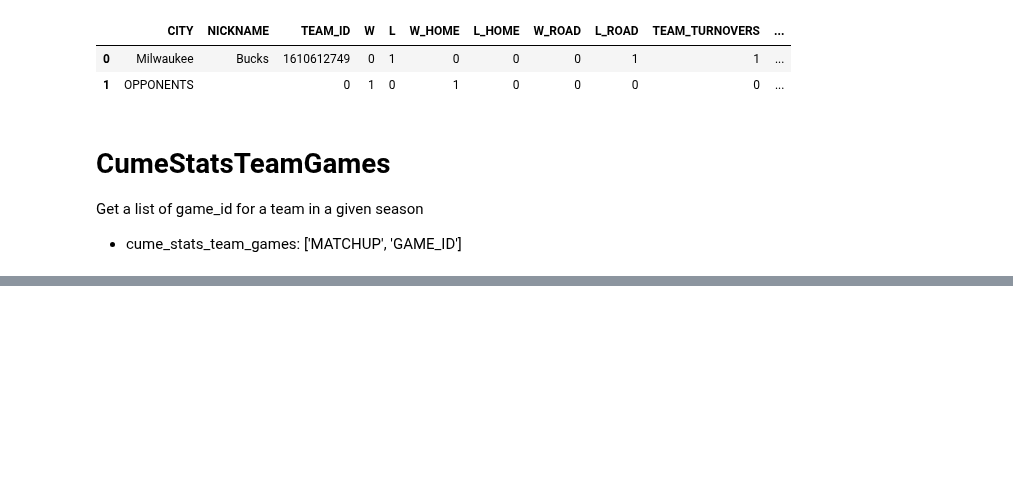
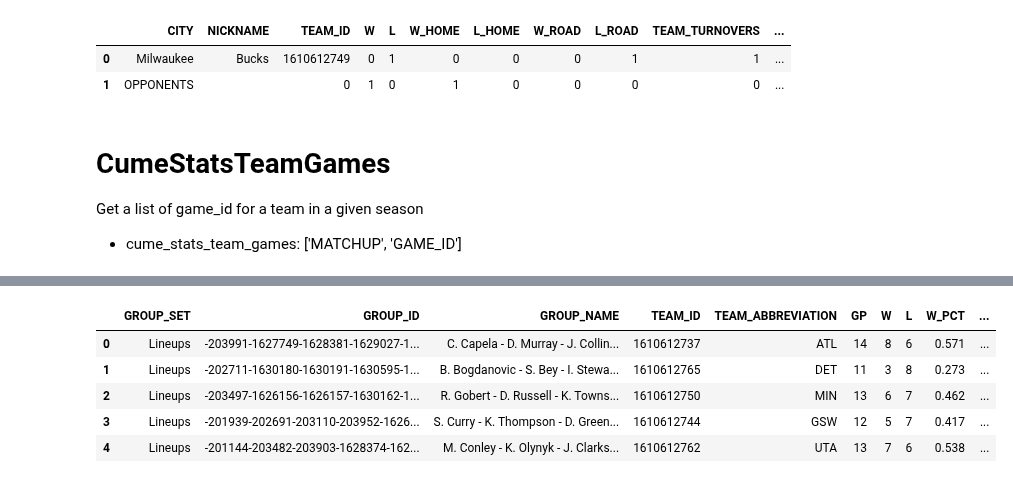
Before and after one commit to MattChinchilla/DATA_SCIENCE, a Jupyter notebook: Sports_Analytics/NBA.ipynb, the cells around one changed output, grey strips where cells are left out. Drawn from its saved outputs; the diff is of its cells as text; code cells hidden in the pictures; blank space fills up the shorter version.

```diff
--- a/Sports_Analytics/NBA.ipynb
+++ b/Sports_Analytics/NBA.ipynb
@@ -235,0 +269,13 @@ matchupsrollup_df = call.get_data_frames()[0]
+# %%
+from nba_api.stats.endpoints import leaguedashlineups
+
+call =  leaguedashlineups.LeagueDashLineups()
+lineups = call.get_data_frames()[0]
+lineups.head()
+# %% [output]
+|  | GROUP_SET | GROUP_ID | GROUP_NAME | TEAM_ID | TEAM_ABBREVIATION | GP | W | L | W_PCT | ... |
+| 0 | Lineups | -203991-1627749-1628381-1629027-1... | C. Capela - D. Murray - J. Collin... | 1610612737 | ATL | 14 | 8 | 6 | 0.571 | ... |
+| 1 | Lineups | -202711-1630180-1630191-1630595-1... | B. Bogdanovic - S. Bey - I. Stewa... | 1610612765 | DET | 11 | 3 | 8 | 0.273 | ... |
+| 2 | Lineups | -203497-1626156-1626157-1630162-1... | R. Gobert - D. Russell - K. Towns... | 1610612750 | MIN | 13 | 6 | 7 | 0.462 | ... |
+| 3 | Lineups | -201939-202691-203110-203952-1626... | S. Curry - K. Thompson - D. Green... | 1610612744 | GSW | 12 | 5 | 7 | 0.417 | ... |
+| 4 | Lineups | -201144-203482-203903-1628374-162... | M. Conley - K. Olynyk - J. Clarks... | 1610612762 | UTA | 13 | 7 | 6 | 0.538 | ... |
```
Also changed, not shown: parts of 13 cells of this notebook.
